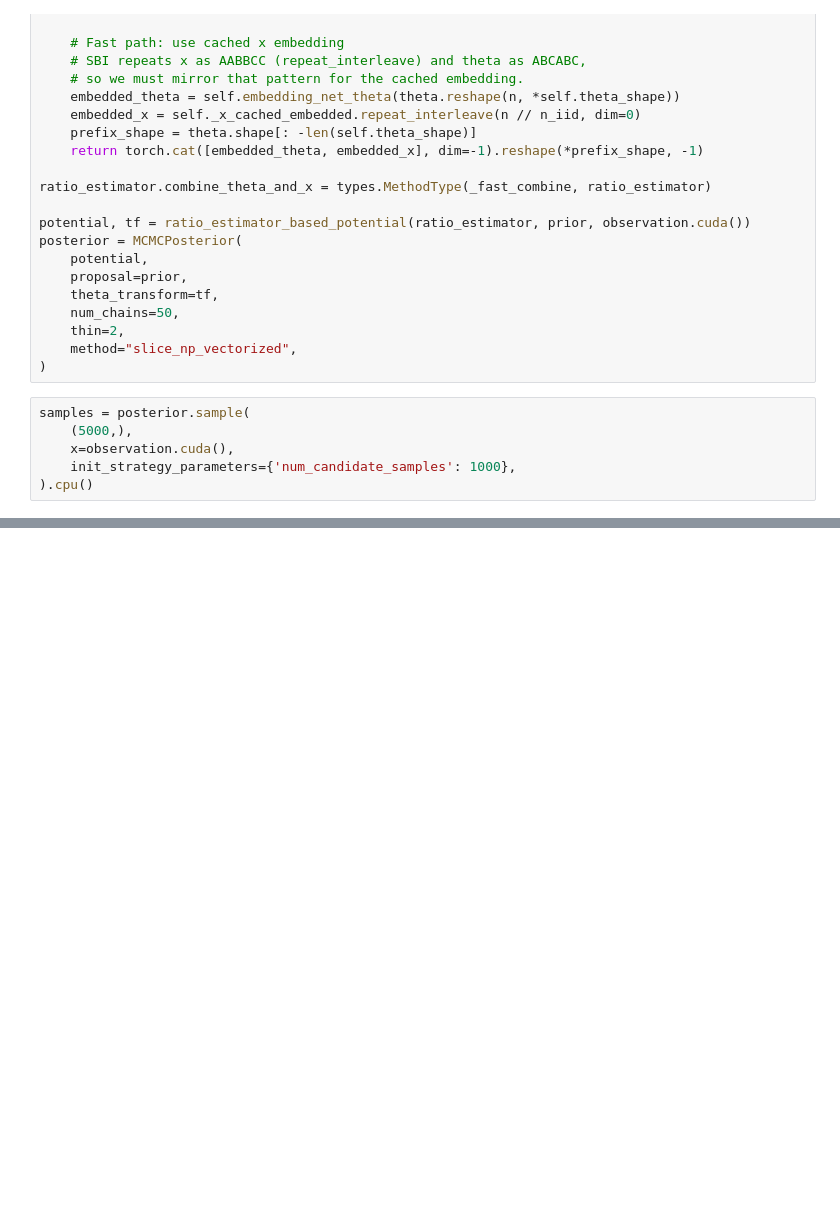
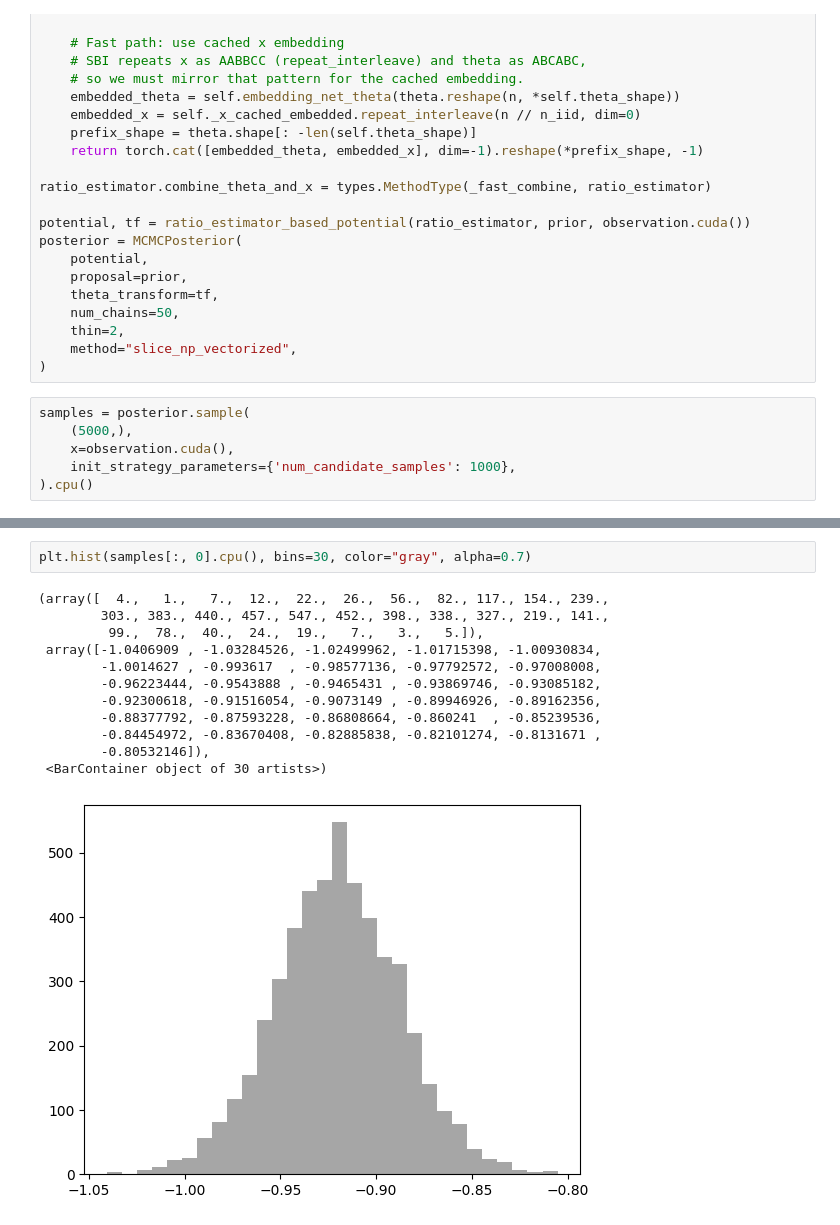
Before and after one commit to covinolab/smFRET_sbi, a Jupyter notebook: analysis/eval_likelihood_ratios.ipynb, the cells around one changed output, grey strips where cells are left out. Cells and saved outputs as stored; diff of their text form; blank space fills up the shorter version.

```diff
--- a/analysis/eval_likelihood_ratios.ipynb
+++ b/analysis/eval_likelihood_ratios.ipynb
@@ -245,0 +257,15 @@ plt.tight_layout()
+# %%
+plt.hist(samples[:, 0].cpu(), bins=30, color="gray", alpha=0.7)
+# %% [output]
+(array([  4.,   1.,   7.,  12.,  22.,  26.,  56.,  82., 117., 154., 239.,
+        303., 383., 440., 457., 547., 452., 398., 338., 327., 219., 141.,
+         99.,  78.,  40.,  24.,  19.,   7.,   3.,   5.]),
+ array([-1.0406909 , -1.03284526, -1.02499962, -1.01715398, -1.00930834,
+        -1.0014627 , -0.993617  , -0.98577136, -0.97792572, -0.97008008,
+        -0.96223444, -0.9543888 , -0.9465431 , -0.93869746, -0.93085182,
+        -0.92300618, -0.91516054, -0.9073149 , -0.89946926, -0.89162356,
+        -0.88377792, -0.87593228, -0.86808664, -0.860241  , -0.85239536,
+        -0.84454972, -0.83670408, -0.82885838, -0.82101274, -0.8131671 ,
+        -0.80532146]),
+ <BarContainer object of 30 artists>)
+[figure, added]
```
Also changed, not shown: parts of 11 cells of this notebook, 6 other files.
